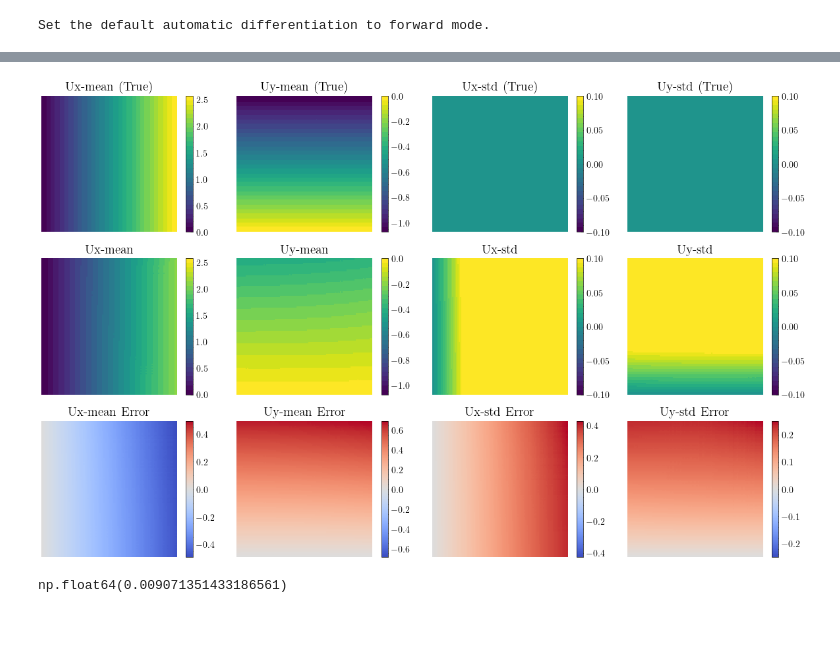
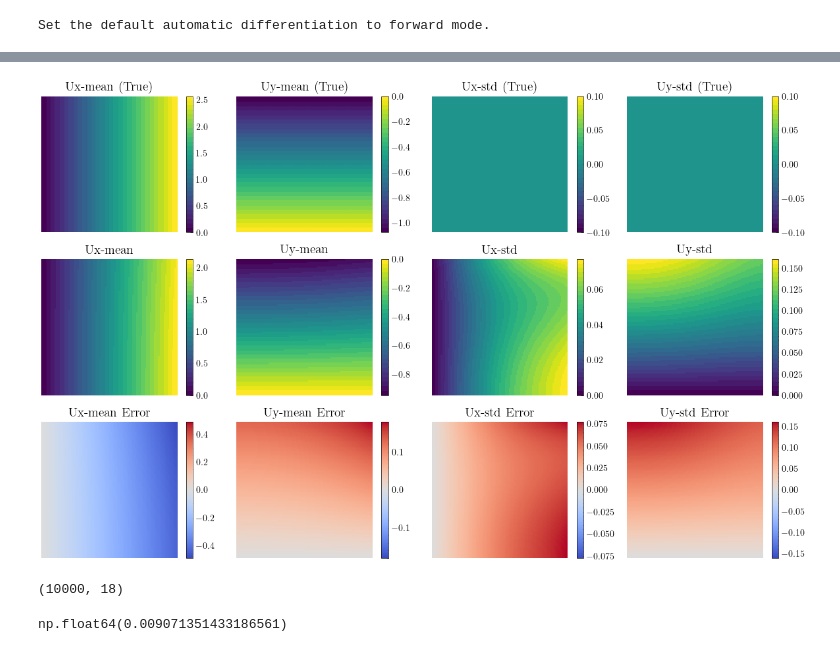
Before and after one commit to bonneted/PINN-PC, a Jupyter notebook: composite plate/pinn.ipynb, the cells around one changed output, grey strips where cells are left out. Cells and saved outputs as stored; diff of their text form; code cells hidden in the pictures; blank space fills up the shorter version.

```diff
--- a/composite plate/pinn.ipynb
+++ b/composite plate/pinn.ipynb
@@ -410,15 +411,15 @@ y = np.linspace(0, Lmax, N)
 X, Y = np.meshgrid(x, y)
 grid = np.column_stack((X.ravel(), Y.ravel()))
 
-n_xi_samples = int(1e3)
+n_xi_samples = 50
 truncation_for_param_generation = 10
 
 # Simulate Gaussian Random Field using K-L expansion
 xi_C11 = np.random.randn(n_xi_samples,truncation_for_param_generation)
 xi_C33 = np.random.randn(n_xi_samples,truncation_for_param_generation)
+# xi_C11 = np.zeros_like(xi_C11) # for testing without randomness
+# xi_C33 = np.zeros_like(xi_C33) # for testing without randomness
 xi_train = np.concatenate([xi_C11,xi_C33],axis=1)
-
-# xi_train = np.zeros_like(xi_train) # for testing without randomness
 
 # Spectral decomposition
 KL_C11_val, KL_C11 = KL_expansion(grid, exp_kernel, C11param, truncation_for_param_generation)
@@ -729,5 +740,5 @@ Compiling model...
 # %%
-losshistory, train_state = model.train(iterations=1000000, display_every=1000)
+losshistory, train_state = model.train(iterations=1000000, display_every=100)
 # %% [output]
 Training model...
 
@@ -747,17 +772,17 @@ X_mesh_pde, Y_mesh_pde = np.meshgrid(X_input[0], X_input[1], indexing="ij")
 X_input_mesh = np.vstack((X_mesh_pde.flatten(), Y_mesh_pde.flatten())).T
 if net_type != "spinn":
     X_input = X_input_mesh
-Y_pred = model.predict([X_input])
+Y_pred = model.predict([X_input])[0]
 Y_pred_fun = lambda x: model.net.apply(model.net.params, x)
 
 def u_from_y(x, y, xi):
-    Ux_mean = y[:,0:1]
-    Ux_coefs = y[:,1:2*truncation_order+1]
-    Uy_mean = y[:,2*truncation_order:2*truncation_order+1]
-    Uy_coefs = y[:,2*truncation_order+1:4*truncation_order+1]
+    Ux_mean = y[:,0:1] * x[:, 0:1] / Lmax
+    Ux_coefs = y[:,1:2*truncation_order+1] * x[:, 0:1] / Lmax
+    Uy_mean = y[:,2*truncation_order+1:2*truncation_order+2] * x[:, 1:2] / Lmax
+    Uy_coefs = y[:,2*truncation_order+2:] * x[:, 1:2] / Lmax
 
-    Ux = (Ux_mean + Ux_coefs @ xi.T) * x[:, 0:1]
-    Uy = (Uy_mean + Uy_coefs @ xi.T) * x[:, 1:2]
+    Ux = (Ux_mean + Ux_coefs @ xi.T)
+    Uy = (Uy_mean + Uy_coefs @ xi.T)
     return stack([Ux, Uy], axis=1)
 
 U_pred = u_from_y(X_input_mesh,Y_pred, xi_train)
@@ -765,7 +790,10 @@ U_pred_mean = np.mean(U_pred, axis=-1)
 # U_pred_mean = Y_pred*X_input_mesh
 
 Ux_pred_mean = U_pred_mean[:,0].reshape(X_mesh_pde.shape)
+# Ux_pred_mean = Y_pred[:,0:1].reshape(X_mesh_pde.shape) * X_mesh_pde#/Lmax
+
 Uy_pred_mean = U_pred_mean[:,1].reshape(X_mesh_pde.shape)
+# Uy_pred_mean = Y_pred[:,2*truncation_order+1:2*truncation_order+2].reshape(X_mesh_pde.shape) * Y_mesh_pde#/Lmax
 U_pred_std = np.std(U_pred, axis=-1)
 Ux_pred_std = U_pred_std[:,0].reshape(X_mesh_pde.shape)
 Uy_pred_std = U_pred_std[:,1].reshape(X_mesh_pde.shape)
@@ -773,35 +801,39 @@ Uy_pred_std = U_pred_std[:,1].reshape(X_mesh_pde.shape)
 
 Y_true = solution_fn(X_input)
 Ux_true = Y_true[:,0].reshape(X_mesh_pde.shape)
 Uy_true = Y_true[:,1].reshape(X_mesh_pde.shape)
 
 fields = [Ux_pred_mean, Uy_pred_mean, Ux_pred_std, Uy_pred_std]
 fields_true = [Ux_true, Uy_true, np.zeros_like(Ux_true), np.zeros_like(Uy_true)]
 field_names = ["Ux-mean", "Uy-mean", "Ux-std", "Uy-std"]
 
 fig,ax = plt.subplots(3, len(fields), figsize=(3*len(fields),3*2.5))
 
 for i in range(len(fields)):
     cmax = np.max(fields_true[i])
     cmin = np.min(fields_true[i])
     im = pcolor_plot(ax[0][i], X_mesh_pde, Y_mesh_pde, fields_true[i], field_names[i] + " (True)",colormap=cmap,cmin=cmin,cmax=cmax)
     fig.colorbar(im, ax=ax[0][i])
 
-    im = pcolor_plot(ax[1][i], X_mesh_pde, Y_mesh_pde, fields[i], field_names[i],colormap=cmap,cmin=cmin,cmax=cmax)
+    im = pcolor_plot(ax[1][i], X_mesh_pde, Y_mesh_pde, fields[i], field_names[i],colormap=cmap)#,cmin=cmin,cmax=cmax)
     fig.colorbar(im, ax=ax[1][i])
 
     diff = fields[i] - fields_true[i]
     cmax = np.max(np.abs(diff))
     im = pcolor_plot(ax[2][i], X_mesh_pde, Y_mesh_pde, diff, field_names[i] + " Error",colormap="coolwarm",cmin=-cmax,cmax=cmax)
     fig.colorbar(im, ax=ax[2][i])
 
     for i in range(3):
         ax[i][0].set_aspect("equal", "box")
         ax[i][0].axis("off")
 
 fig.tight_layout()
 # %% [output]
-[figure, old version]
+[figure, new version]
+# %%
+Y_pred[0].shape
+# %% [output]
+(10000, 18)
 # %%
 dde.metrics.mean_squared_error(U_pred_mean, Y_true)
 # %% [output]
```
Also changed, not shown: parts of 7 cells of this notebook.
